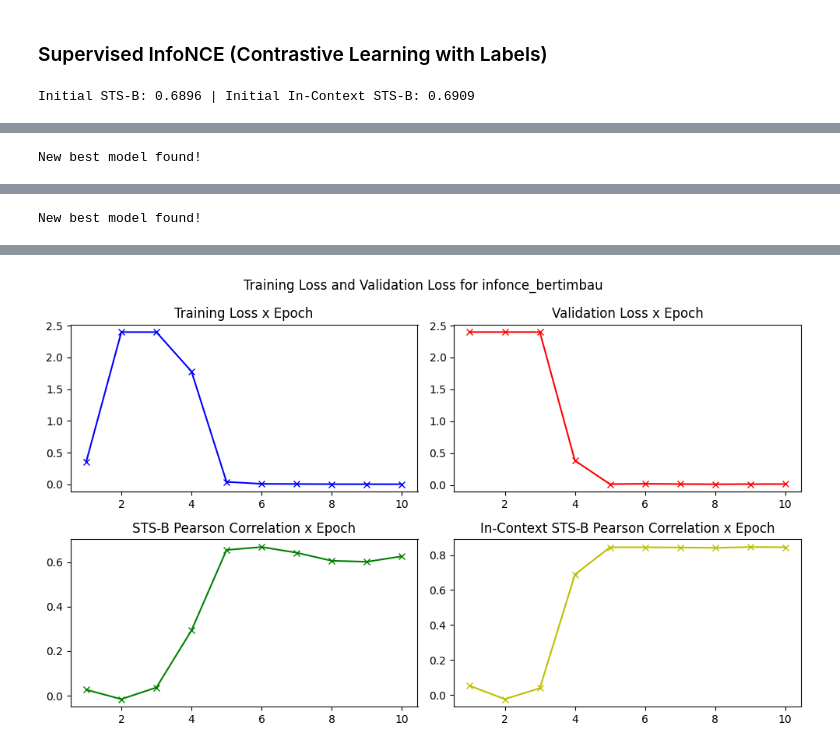
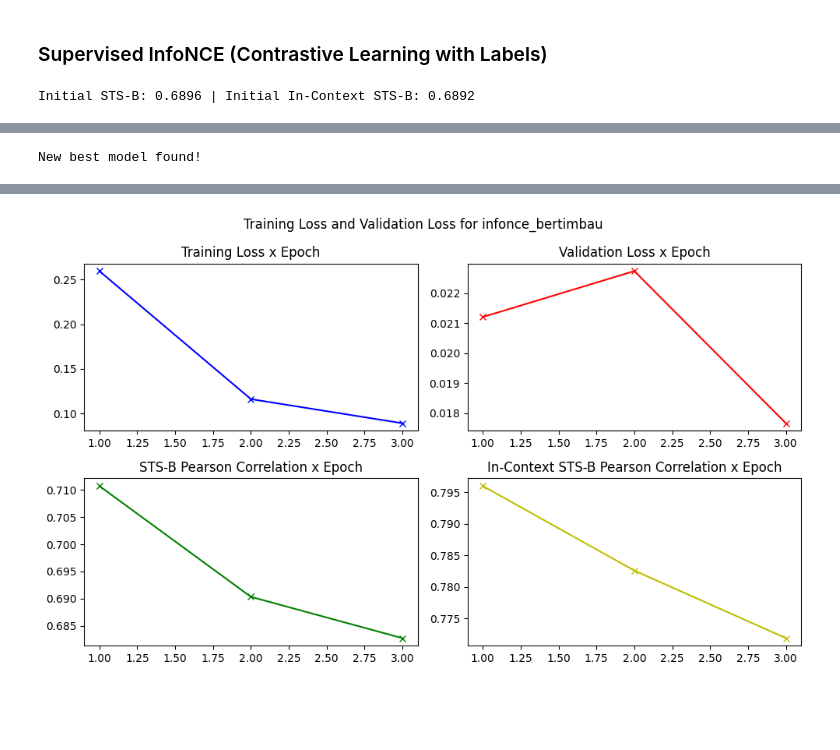
Before and after one commit to Luizerko/indigenous_clusters_and_communities, a Jupyter notebook: tainacan_collection/language_based/language_clustering.ipynb, the cells around one changed output, grey strips where cells are left out. Drawn from its saved outputs; the diff is of its cells as text; code cells hidden in the pictures; blank space fills up the shorter version.

```diff
--- a/tainacan_collection/language_based/language_clustering.ipynb
+++ b/tainacan_collection/language_based/language_clustering.ipynb
@@ -515,7 +520,7 @@ vanilla_bertimbau_umap, vanilla_bertimbau_attributions, vanilla_bertimbau_indice
 dropout_prob = 0.1
 model = USimCSEModel(base_model, tokenizer.pad_token_id, device, dropout_prob)
 optimizer = torch.optim.AdamW(model.parameters(), lr=3e-6)
-epochs = 6
+epochs = 8
 temperature = 0.1 # Tested 0.05, 0.1
 patience = max(2, math.ceil(epochs*0.1))
 model_name = 'usimcse_bertimbau'
@@ -665,7 +666,7 @@ base_model = AutoModel.from_pretrained('neuralmind/bert-base-portuguese-cased')
 # Initializing InfoNCEModel model and auxiliar variables
 model = InfoNCEModel(base_model, tokenizer.pad_token_id, device, hidden_dim=768, proj_dim=768)
 optimizer = torch.optim.AdamW(model.parameters(), lr=3e-6)
-epochs = 6
+epochs = 8
 temperature = 0.1 # Tested 0.07, 0.1
 patience = max(2, math.ceil(epochs*0.1))
 model_name = 'infonce_bertimbau'
@@ -980,7 +977,7 @@ vanilla_albertina_umap, vanilla_albertina_attributions, vanilla_albertina_indice
 dropout_prob = 0.1
 model = USimCSEModel(base_model, tokenizer.pad_token_id, device, dropout_prob)
 optimizer = torch.optim.AdamW(model.parameters(), lr=3e-6)
-epochs = 20
+epochs = 12
 temperature = 0.1 # Tested 0.07, 0.1
 patience = max(2, math.ceil(epochs*0.1))
 model_name = 'usimcse_albertina'
@@ -1121,9 +1121,9 @@ base_model = AutoModel.from_pretrained('PORTULAN/albertina-100m-portuguese-ptbr-
 # Initializing InfoNCEModel model and auxiliar variables
 model = InfoNCEModel(base_model, tokenizer.pad_token_id, device, hidden_dim=768, proj_dim=768)
 optimizer = torch.optim.AdamW(model.parameters(), lr=3e-6)
-epochs = 15
-temperature = 0.2 # Test 0.03, 0.07, 0.1, 0.3
-patience = max(2, math.ceil(epochs*0.1))
+epochs = 12
+temperature = 0.1 # Tested 0.07, 0.2, 0.1
+patience = max(3, math.ceil(epochs*0.1))
 model_name = 'infonce_bertimbau'
 
 # Getting sentences' dataset, dataloader and splits again (now for a supervised dataset)
@@ -1146,4 +1146,4 @@ in_context_stsb_track = infonce_training_loop(model, tokenizer, optimizer, train
 
 plot_training_curves(train_losses, val_losses, stsb_track, in_context_stsb_track, model_name)
 # %% [output]
-Initial STS-B: 0.6896 | Initial In-Context STS-B: 0.6909
+Initial STS-B: 0.6896 | Initial In-Context STS-B: 0.6892
@@ -1159 +1154,0 @@ Epoch 6/10 | Train Loss: 0.0074 | Val Loss: 0.0175 | STS-B: 0.6679 | In-Context
-New best model found!
@@ -1165,4 +1155,4 @@ Early stopping!
-[figure, old version]
+[figure, new version]
 # %%
 # Loading best model
 model.load_state_dict(torch.load(f'../data/models_weights/{model_name}.pth', \
```
Also changed, not shown: parts of 19 cells of this notebook, 1 other file.
